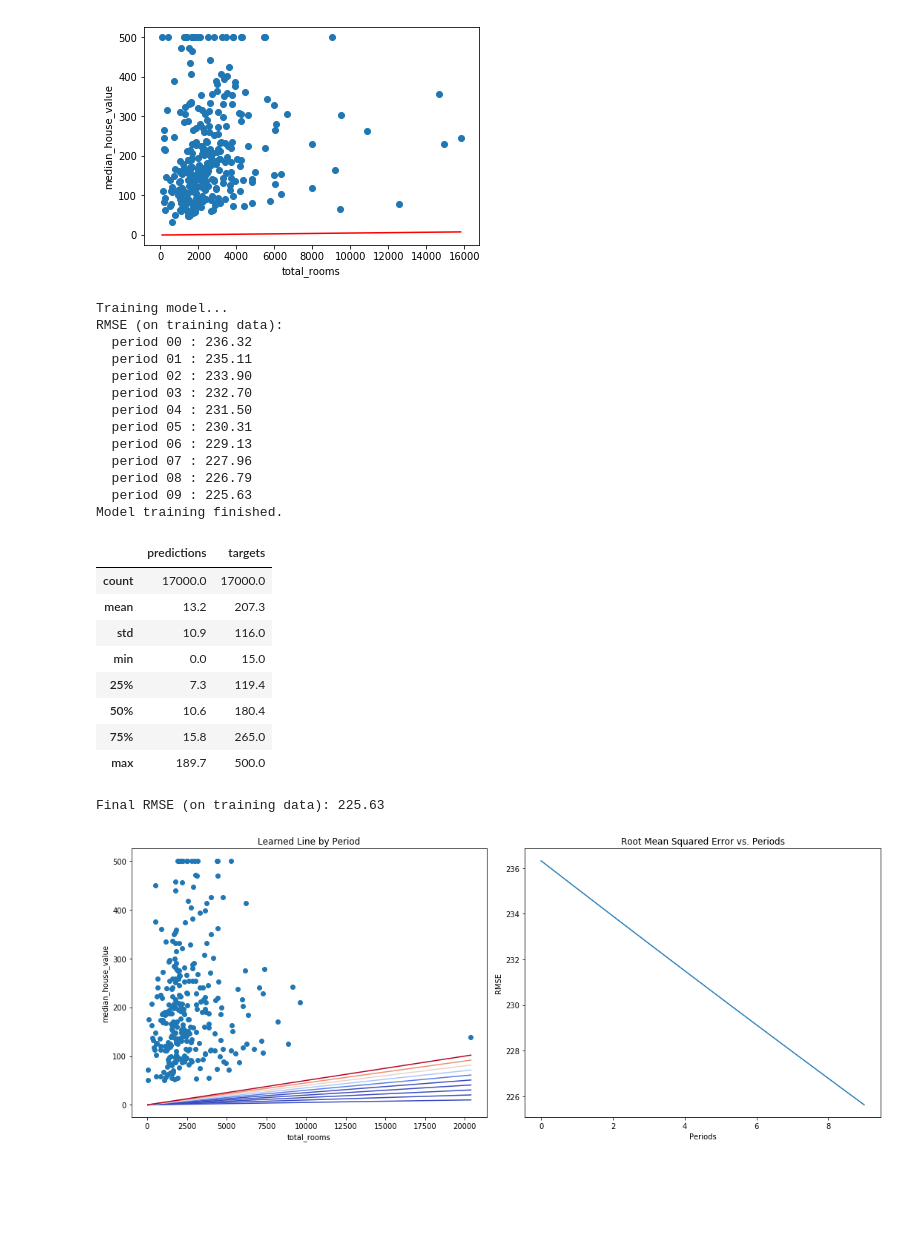
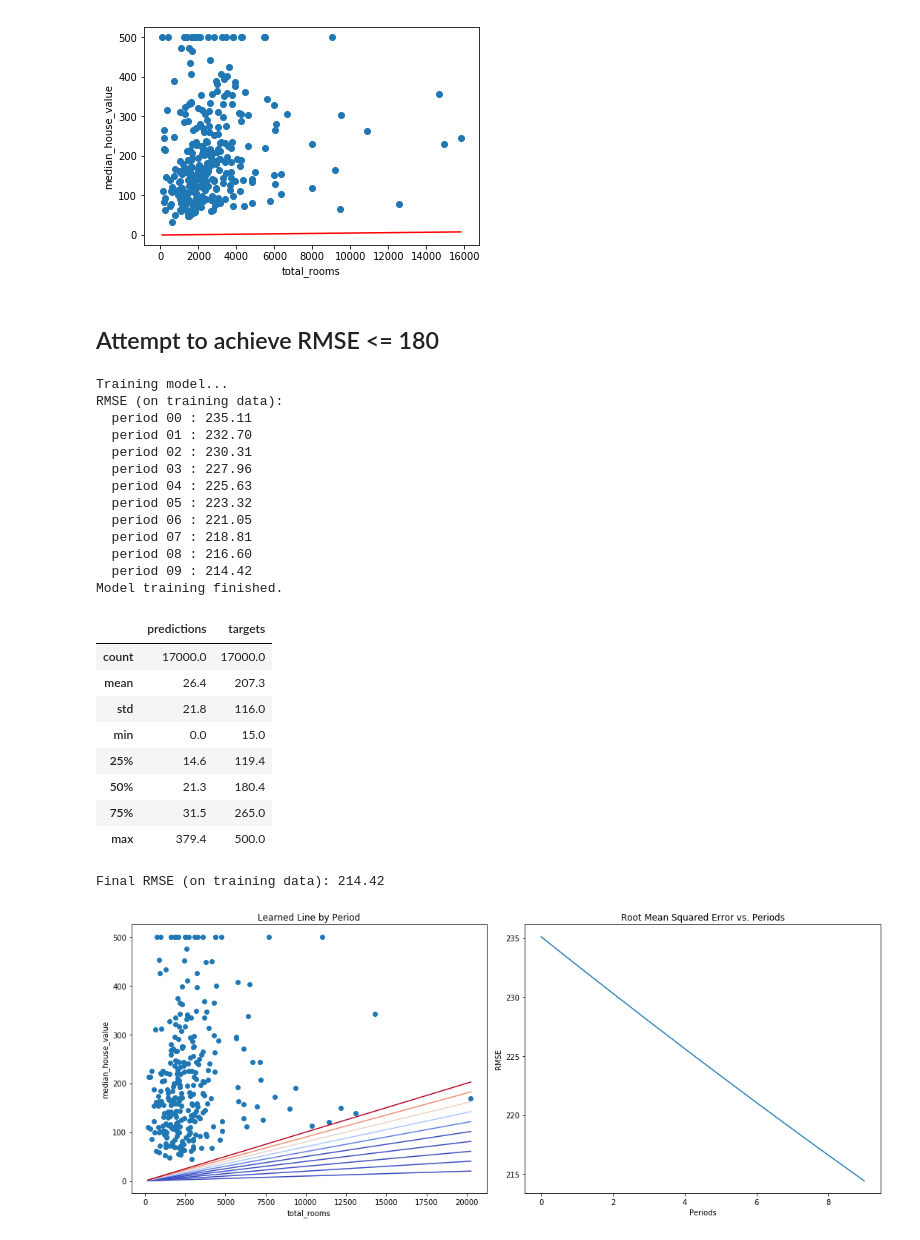
Before and after one commit to AustinSong/ml-crash-course, a Jupyter notebook: first-steps-with-tf/First Steps with Tensorflow.ipynb, the cells around one changed output. Saved outputs shown, nothing was run; the diff lists cells and outputs as text; code cells hidden in the pictures; blank space fills up the shorter version.

Commit message:
complete task 1 for 'First Steps with Tensorflow'

```diff
--- a/first-steps-with-tf/First Steps with Tensorflow.ipynb
+++ b/first-steps-with-tf/First Steps with Tensorflow.ipynb
@@ -343,30 +343,32 @@ def train_model(learning_rate, steps, batch_size, input_feature="total_rooms"):
   display.display(calibration_data.describe())
 
   print("Final RMSE (on training data): %0.2f" % root_mean_squared_error)
+# %% [markdown]
+## Attempt to achieve RMSE <= 180
 # %%
-train_model(learning_rate=.00001, steps=100, batch_size=1)
+train_model(learning_rate=.00001, steps=200, batch_size=1)
 # %% [output]
 Training model...
 RMSE (on training data):
-  period 00 : 236.32
-  period 01 : 235.11
-  period 02 : 233.90
-  period 03 : 232.70
-  period 04 : 231.50
-  period 05 : 230.31
-  period 06 : 229.13
-  period 07 : 227.96
-  period 08 : 226.79
-  period 09 : 225.63
+  period 00 : 235.11
+  period 01 : 232.70
+  period 02 : 230.31
+  period 03 : 227.96
+  period 04 : 225.63
+  period 05 : 223.32
+  period 06 : 221.05
+  period 07 : 218.81
+  period 08 : 216.60
+  period 09 : 214.42
 Model training finished.
 |  | predictions | targets |
 | count | 17000.0 | 17000.0 |
-| mean | 13.2 | 207.3 |
-| std | 10.9 | 116.0 |
+| mean | 26.4 | 207.3 |
+| std | 21.8 | 116.0 |
 | min | 0.0 | 15.0 |
-| 25% | 7.3 | 119.4 |
-| 50% | 10.6 | 180.4 |
-| 75% | 15.8 | 265.0 |
-| max | 189.7 | 500.0 |
+| 25% | 14.6 | 119.4 |
+| 50% | 21.3 | 180.4 |
+| 75% | 31.5 | 265.0 |
+| max | 379.4 | 500.0 |
-Final RMSE (on training data): 225.63
+Final RMSE (on training data): 214.42
-[figure, old version]
+[figure, new version]
```
Also changed, not shown: parts of 2 cells of this notebook.
